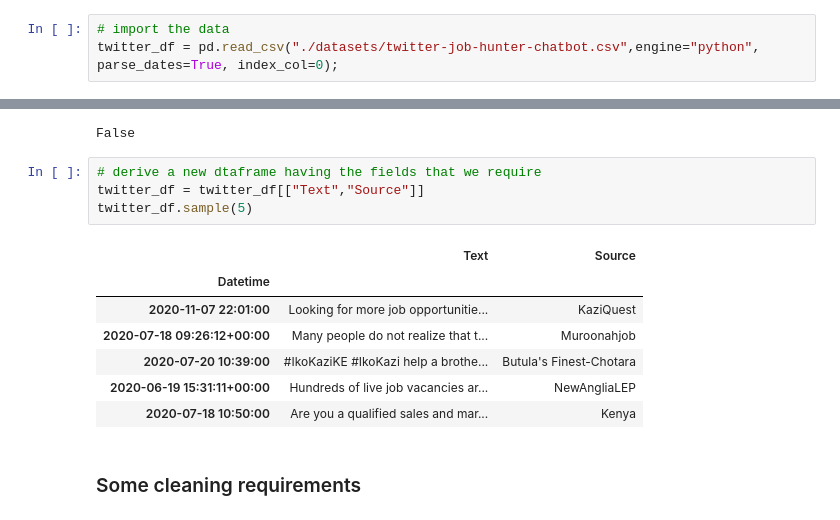
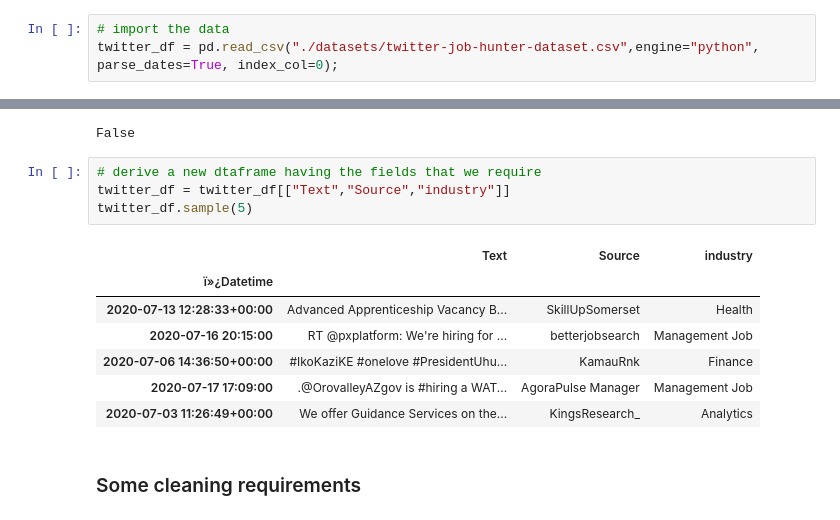
Before and after one commit to A4Ayub/Machine-Learning-Class-Sessions, a Jupyter notebook: Natural Language Processing - NLP/Building A Retrieval Based Chatbot/twitter-job-hunter-chatbot-modeling.ipynb, the cells around one changed output, grey strips where cells are left out. Cells and saved outputs as stored; diff of their text form.

```diff
--- a/Natural Language Processing - NLP/Building A Retrieval Based Chatbot/twitter-job-hunter-chatbot-modeling.ipynb
+++ b/Natural Language Processing - NLP/Building A Retrieval Based Chatbot/twitter-job-hunter-chatbot-modeling.ipynb
@@ -39,6 +81,6 @@ warnings.filterwarnings("ignore", category=DeprecationWarning)
 # %%
 # import the data
-twitter_df = pd.read_csv("./datasets/twitter-job-hunter-chatbot.csv",engine="python", parse_dates=True, index_col=0);
+twitter_df = pd.read_csv("./datasets/twitter-job-hunter-dataset.csv",engine="python", parse_dates=True, index_col=0);
 # %%
 # check for the datatypes
 twitter_df.info()
@@ -89,16 +132,16 @@ twitter_df["Source"].isnull().values.any()
 False
 # %%
 # derive a new dtaframe having the fields that we require
-twitter_df = twitter_df[["Text","Source"]]
+twitter_df = twitter_df[["Text","Source","industry"]]
 twitter_df.sample(5)
 # %% [output]
-|  | Text | Source |
-| Datetime |  |  |
-| 2020-11-07 22:01:00 | Looking for more job opportunitie... | KaziQuest |
-| 2020-07-18 09:26:12+00:00 | Many people do not realize that t... | Muroonahjob |
-| 2020-07-20 10:39:00 | #IkoKaziKE #IkoKazi help a brothe... | Butula's Finest-Chotara |
-| 2020-06-19 15:31:11+00:00 | Hundreds of live job vacancies ar... | NewAngliaLEP |
-| 2020-07-18 10:50:00 | Are you a qualified sales and mar... | Kenya |
+|  | Text | Source | industry |
+| ï»¿Datetime |  |  |  |
+| 2020-07-13 12:28:33+00:00 | Advanced Apprenticeship Vacancy B... | SkillUpSomerset | Health |
+| 2020-07-16 20:15:00 | RT @pxplatform: We're hiring for ... | betterjobsearch | Management Job |
+| 2020-07-06 14:36:50+00:00 | #IkoKaziKE #onelove #PresidentUhu... | KamauRnk | Finance |
+| 2020-07-17 17:09:00 | .@OrovalleyAZgov is #hiring a WAT... | AgoraPulse Manager | Management Job |
+| 2020-07-03 11:26:49+00:00 | We offer Guidance Services on the... | KingsResearch_ | Analytics |
 # %% [markdown]
 ### Some cleaning requirements
 # %% [markdown]
```
Also changed, not shown: parts of 86 cells of this notebook.
